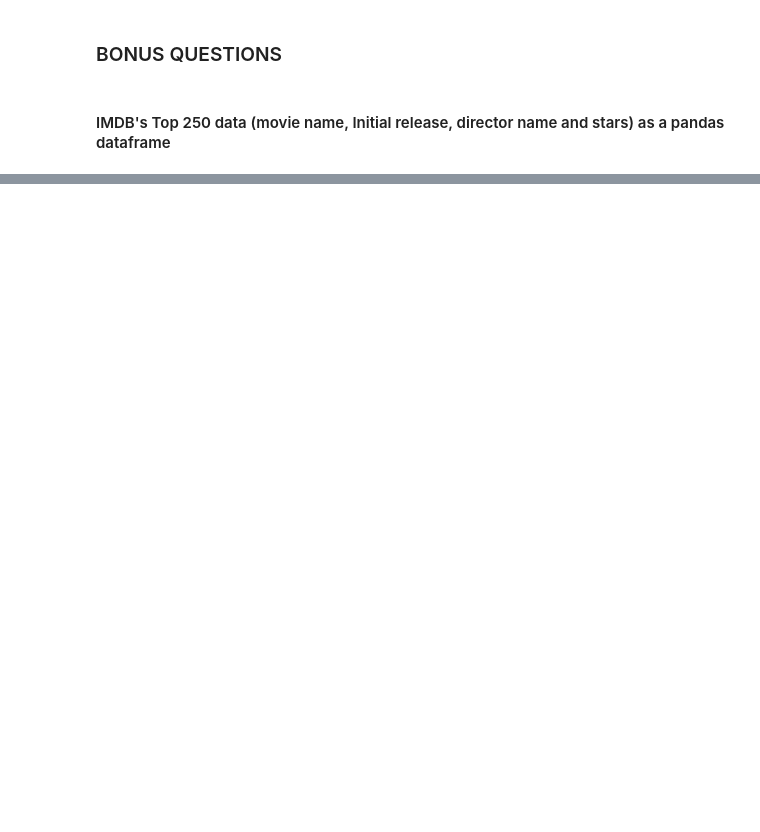
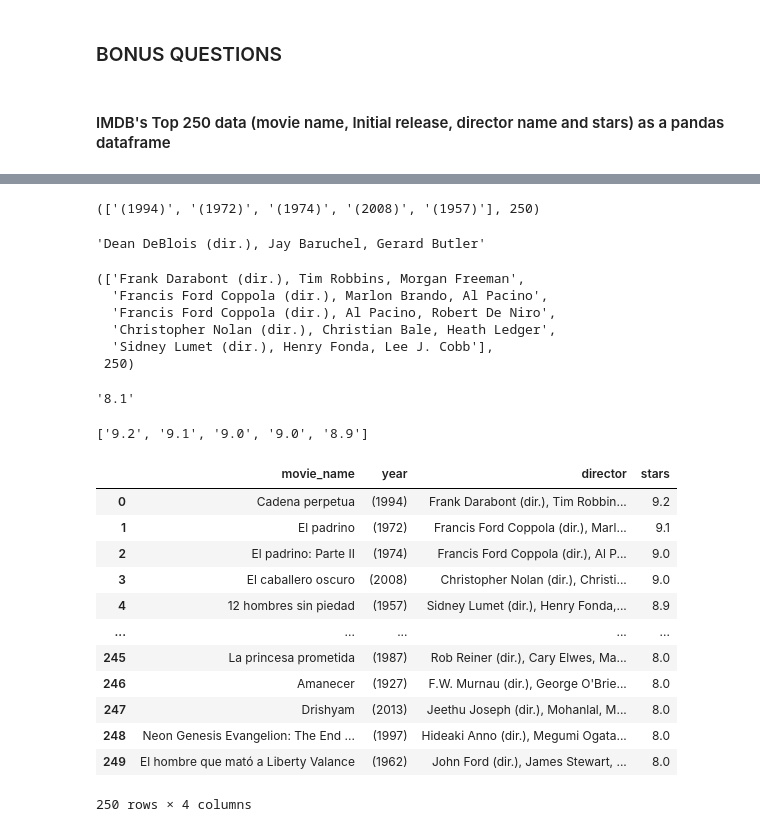
Before and after one commit to Ironhack-Data-Madrid-Febrero-2021/webscraping, a Jupyter notebook: your-code/main.ipynb, the cells around one changed output, grey strips where cells are left out. Saved outputs shown, nothing was run; the diff lists cells and outputs as text; code cells hidden in the pictures; blank space fills up the shorter version.

```diff
--- a/your-code/main.ipynb
+++ b/your-code/main.ipynb
@@ -596,0 +633,48 @@ html = requests.get(url_IMDB)
+# %%
+initial_release = [year.text.strip()[-6:] for year in movie_year]
+initial_release[:5], len(initial_release)
+# %% [output]
+(['(1994)', '(1972)', '(1974)', '(2008)', '(1957)'], 250)
+# %%
+director = soup.find_all('td', {'class':'titleColumn'})
+director[204].find('a').get('title')
+# %% [output]
+'Dean DeBlois (dir.), Jay Baruchel, Gerard Butler'
+# %%
+movie_director = [direc.find('a').get('title') for direc in director]
+movie_director[:5], len(movie_director)
+# %% [output]
+(['Frank Darabont (dir.), Tim Robbins, Morgan Freeman',
+  'Francis Ford Coppola (dir.), Marlon Brando, Al Pacino',
+  'Francis Ford Coppola (dir.), Al Pacino, Robert De Niro',
+  'Christopher Nolan (dir.), Christian Bale, Heath Ledger',
+  'Sidney Lumet (dir.), Henry Fonda, Lee J. Cobb'],
+ 250)
+# %%
+stars = soup.find_all('td', {'class':'ratingColumn imdbRating'})
+director[204].text.strip()
+# %% [output]
+'8.1'
+# %%
+movie_stars = [rating.text.strip() for rating in stars]
+movie_stars[:5]
+# %% [output]
+['9.2', '9.1', '9.0', '9.0', '8.9']
+# %%
+dic = {'movie_name':name, 'year':initial_release, 'director':movie_director, 'stars':movie_stars}
+df = pd.DataFrame(dic)
+df
+# %% [output]
+|  | movie_name | year | director | stars |
+| 0 | Cadena perpetua | (1994) | Frank Darabont (dir.), Tim Robbin... | 9.2 |
+| 1 | El padrino | (1972) | Francis Ford Coppola (dir.), Marl... | 9.1 |
+| 2 | El padrino: Parte II | (1974) | Francis Ford Coppola (dir.), Al P... | 9.0 |
+| 3 | El caballero oscuro | (2008) | Christopher Nolan (dir.), Christi... | 9.0 |
+| 4 | 12 hombres sin piedad | (1957) | Sidney Lumet (dir.), Henry Fonda,... | 8.9 |
+| ... | ... | ... | ... | ... |
+| 245 | La princesa prometida | (1987) | Rob Reiner (dir.), Cary Elwes, Ma... | 8.0 |
+| 246 | Amanecer | (1927) | F.W. Murnau (dir.), George O'Brie... | 8.0 |
+| 247 | Drishyam | (2013) | Jeethu Joseph (dir.), Mohanlal, M... | 8.0 |
+| 248 | Neon Genesis Evangelion: The End ... | (1997) | Hideaki Anno (dir.), Megumi Ogata... | 8.0 |
+| 249 | El hombre que mató a Liberty Valance | (1962) | John Ford (dir.), James Stewart, ... | 8.0 |
+250 rows × 4 columns
```
Also changed, not shown: parts of 12 cells of this notebook.
